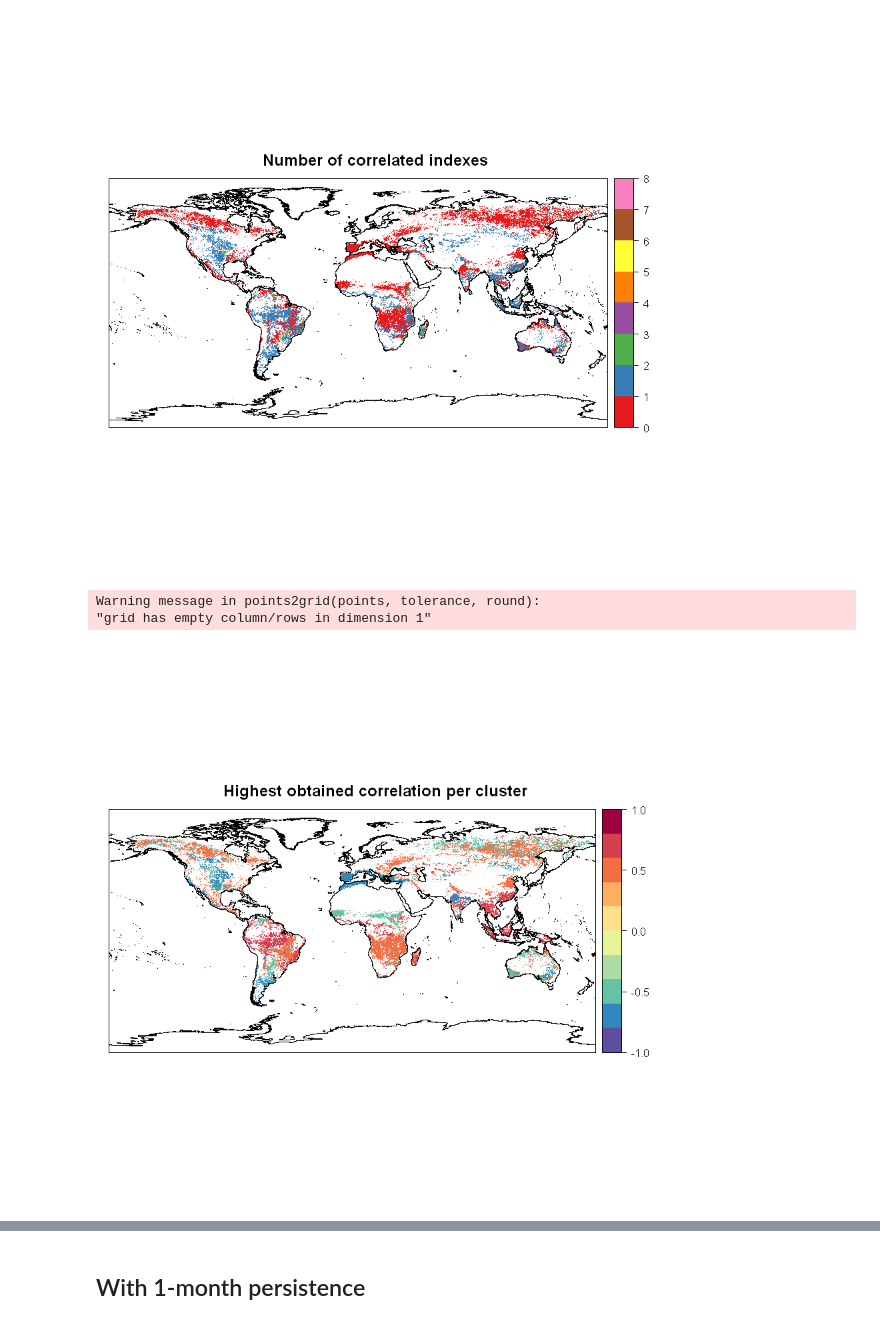
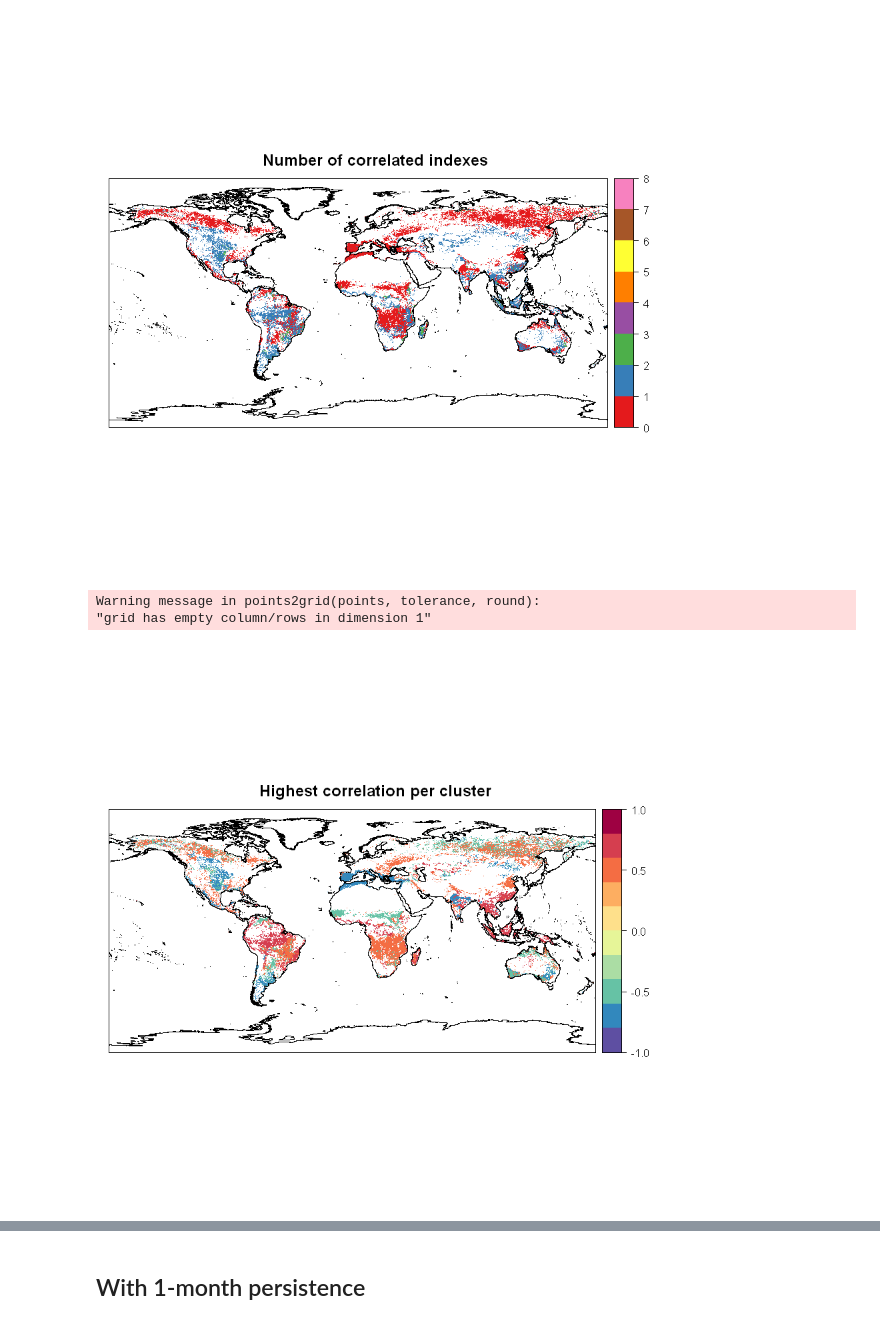
Before and after one commit to MarcosVM98/TFM, a Jupyter notebook: notebooks/Correlation_Per75_with_deltas.ipynb, the cells around one changed output, grey strips where cells are left out. Cells and saved outputs as stored; diff of their text form; code cells hidden in the pictures.

```diff
--- a/notebooks/Correlation_Per75_with_deltas.ipynb
+++ b/notebooks/Correlation_Per75_with_deltas.ipynb
@@ -179,20 +205,20 @@ Number of pixels correlated with more than  7  indexes  0
 [figure]
 # %%
 arg.list <- list(col.regions = group.colors[11:1][-6],
-                      at = seq(-1, 1, 0.2), main = 'Highest obtained correlation per cluster')
+                      at = seq(-1, 1, 0.2), main = 'Highest correlation per cluster')
 
 v = apply(corr.df.delta, 1, function (x) getMaxCorr(x))
 
 df1 <- cbind.data.frame(masked_coords, v)
 coordinates(df1) <- c(1,2)
 gridded(df1) <- TRUE
 arg.list[["sp.layout"]] <- list("sp.lines", coast.lines)
 arg.list[["obj"]] <- df1
 arg.list[["zcol"]] <- 1
 arg.list[["ylim"]] <- c(-90,90)
 arg.list[["xlim"]] <- c(-180,180)
 do.call("spplot", arg.list) %>% print()
 # %% [output]
 Warning message in points2grid(points, tolerance, round):
 "grid has empty column/rows in dimension 1"
-[figure, old version]
+[figure, new version]
```
Also changed, not shown: parts of 10 cells of this notebook, 6 other files.
